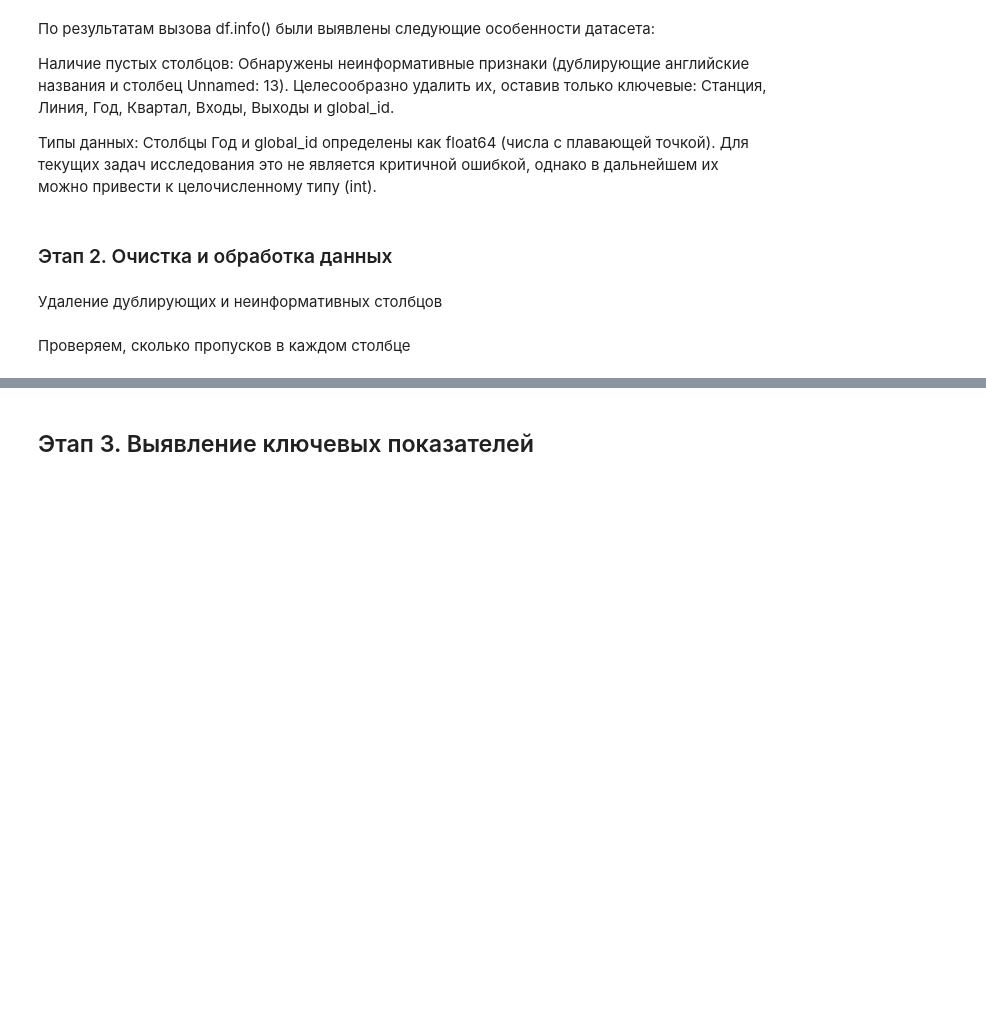
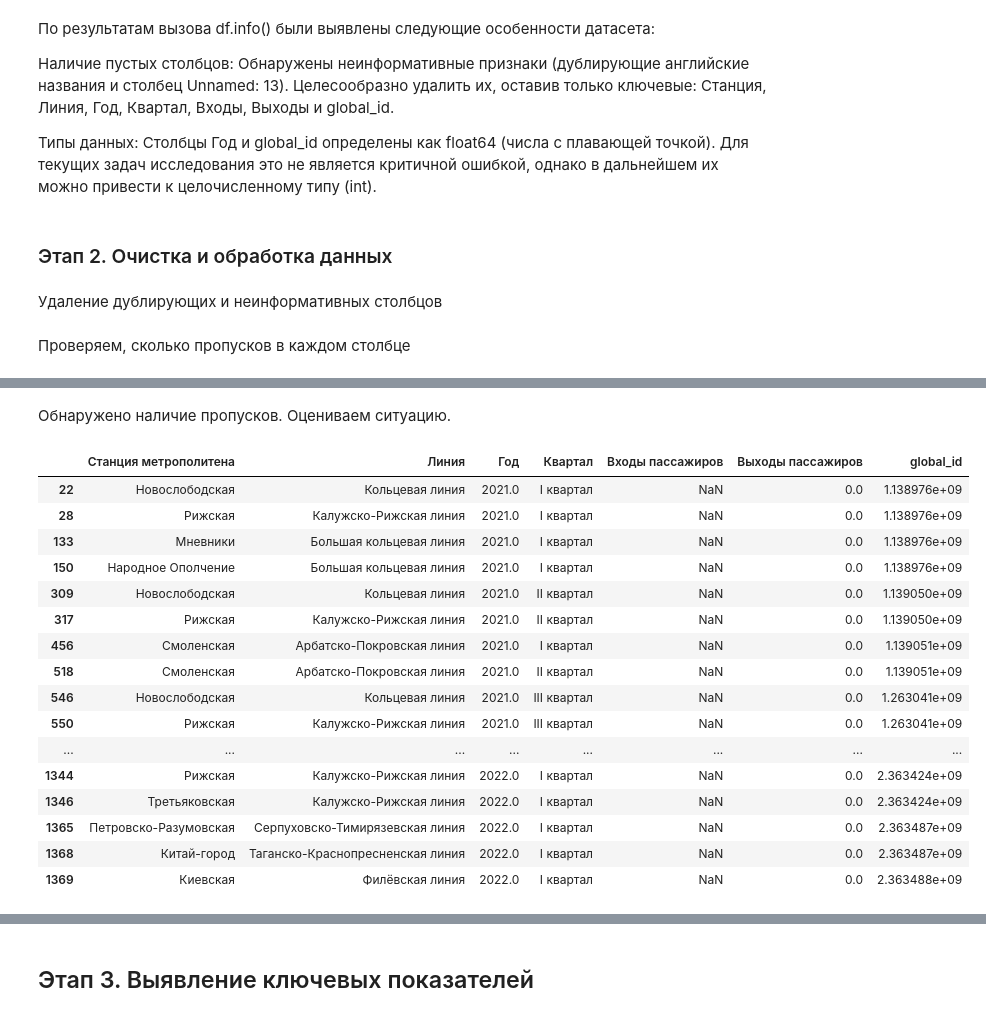
Before and after one commit to m-yastreb/python-practice-analysis, a Jupyter notebook: missing_values_project/moscow_metro_passenger_flow_analysis.ipynb, the cells around one changed output, grey strips where cells are left out. Drawn from its saved outputs; the diff is of its cells as text; code cells hidden in the pictures; blank space fills up the shorter version.

```diff
--- a/missing_values_project/moscow_metro_passenger_flow_analysis.ipynb
+++ b/missing_values_project/moscow_metro_passenger_flow_analysis.ipynb
@@ -14,5 +15,4 @@ import numpy as np
 # %% [markdown]
 Скачиваем данные, определяем разделитель, пропускаем некоторые строки для корректной загрузки, конвертируем "0", "NULL", "None", "не указано" в NaN и загружаем данные в датафрейм.
 # %%
-df = pd.read_csv("C:\\Users\\Mariya\\Downloads\\Пассажиропоток_МосМетро.csv", sep = '|',
-                 skiprows=[0, 1, 2, 3, 4, 6, 1380], na_values={'Входы пассажиров' : [0, 'не указано']})
+df = pd.read_csv("C:\\Users\\Mariya\\PycharmProjects\\python-practice-analysis\\missing_values_project\\Пассажиропоток по станциям Московского метрополитена.csv", sep = '|', skiprows=[0, 1, 2, 3, 4, 6, 1380], na_values={'Входы пассажиров' : [0, 'не указано']})
@@ -54,0 +93,22 @@ print("Пропуски до очистки:\n", df.isnull().sum())
+# %% [markdown]
+Обнаружено наличие пропусков. Оцениваем ситуацию.
+# %%
+df[df.isnull().any(axis=1)]
+# %% [output]
+|  | Станция метрополитена | Линия | Год | Квартал | Входы пассажиров | Выходы пассажиров | global_id |
+| 22 | Новослободская | Кольцевая линия | 2021.0 | I квартал | NaN | 0.0 | 1.138976e+09 |
+| 28 | Рижская | Калужско-Рижская линия | 2021.0 | I квартал | NaN | 0.0 | 1.138976e+09 |
+| 133 | Мневники | Большая кольцевая линия | 2021.0 | I квартал | NaN | 0.0 | 1.138976e+09 |
+| 150 | Народное Ополчение | Большая кольцевая линия | 2021.0 | I квартал | NaN | 0.0 | 1.138976e+09 |
+| 309 | Новослободская | Кольцевая линия | 2021.0 | II квартал | NaN | 0.0 | 1.139050e+09 |
+| 317 | Рижская | Калужско-Рижская линия | 2021.0 | II квартал | NaN | 0.0 | 1.139050e+09 |
+| 456 | Смоленская | Арбатско-Покровская линия | 2021.0 | I квартал | NaN | 0.0 | 1.139051e+09 |
+| 518 | Смоленская | Арбатско-Покровская линия | 2021.0 | II квартал | NaN | 0.0 | 1.139051e+09 |
+| 546 | Новослободская | Кольцевая линия | 2021.0 | III квартал | NaN | 0.0 | 1.263041e+09 |
+| 550 | Рижская | Калужско-Рижская линия | 2021.0 | III квартал | NaN | 0.0 | 1.263041e+09 |
+| ... | ... | ... | ... | ... | ... | ... | ... |
+| 1344 | Рижская | Калужско-Рижская линия | 2022.0 | I квартал | NaN | 0.0 | 2.363424e+09 |
+| 1346 | Третьяковская | Калужско-Рижская линия | 2022.0 | I квартал | NaN | 0.0 | 2.363424e+09 |
+| 1365 | Петровско-Разумовская | Серпуховско-Тимирязевская линия | 2022.0 | I квартал | NaN | 0.0 | 2.363487e+09 |
+| 1368 | Китай-город | Таганско-Краснопресненская линия | 2022.0 | I квартал | NaN | 0.0 | 2.363487e+09 |
+| 1369 | Киевская | Филёвская линия | 2022.0 | I квартал | NaN | 0.0 | 2.363488e+09 |
```
Also changed, not shown: parts of 21 cells of this notebook.
